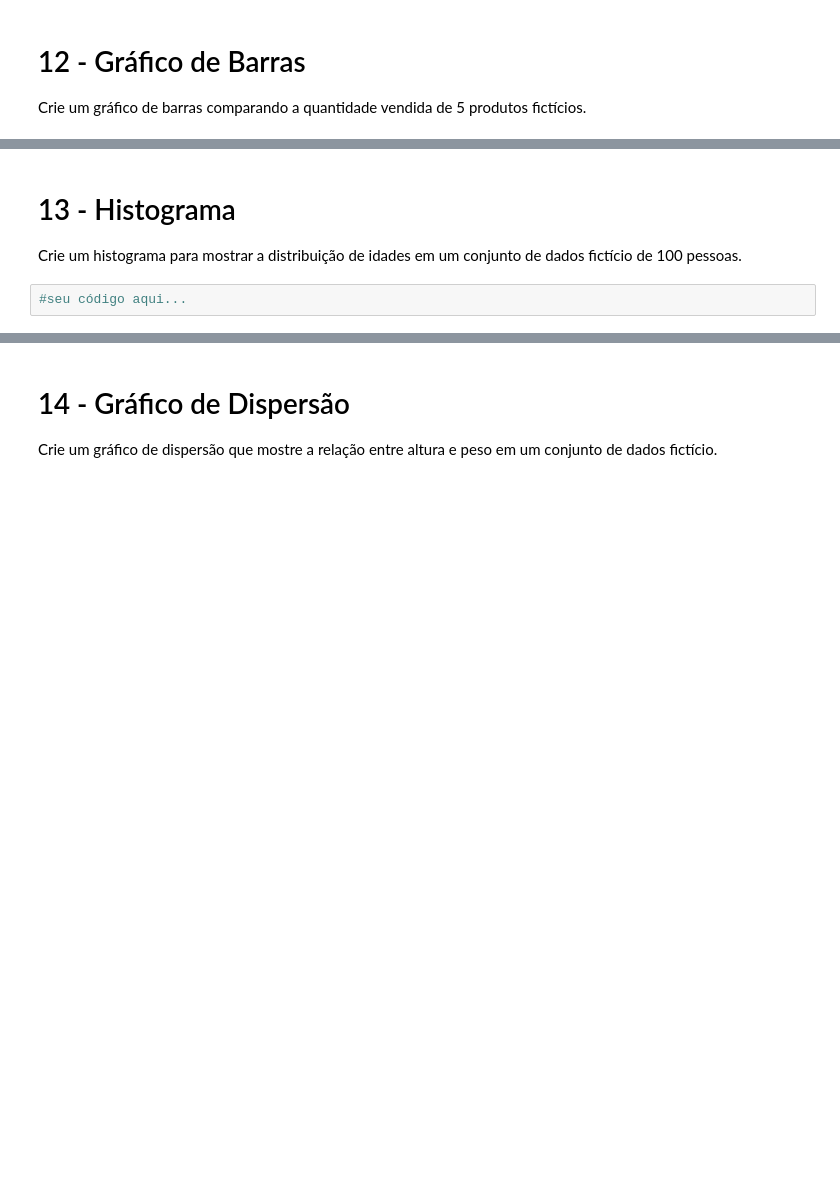
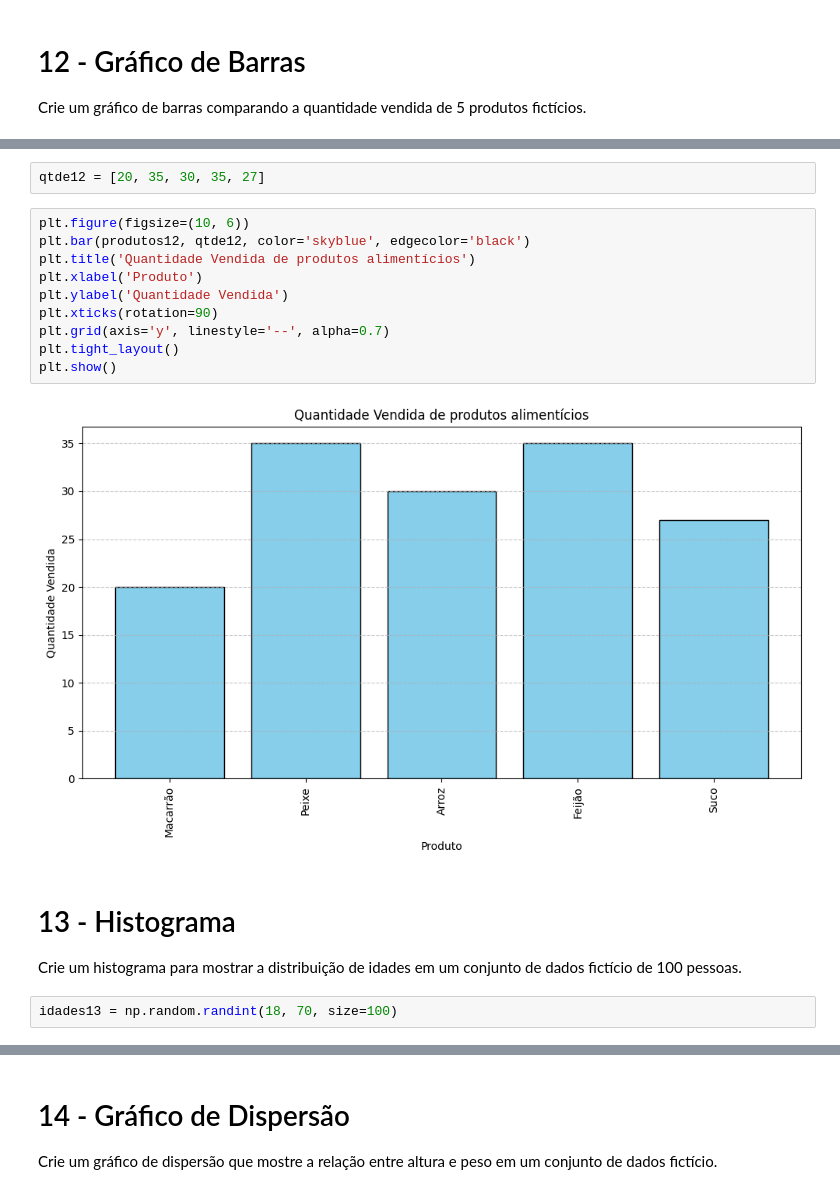
Before and after one commit to SaraSilvaa/Aula-Mineira-o-de-Dados, a Jupyter notebook: ALUNOS_Aula06_Exercicios.ipynb, the cells around one changed output, grey strips where cells are left out. Drawn from its saved outputs; the diff is of its cells as text; blank space fills up the shorter version.

```diff
--- a/ALUNOS_Aula06_Exercicios.ipynb
+++ b/ALUNOS_Aula06_Exercicios.ipynb
@@ -83,6 +249,20 @@ Crie um gráfico de barras comparando a quantidade vendida de 5 produtos fictíc
+# %%
+qtde12 = [20, 35, 30, 35, 27]
+# %%
+plt.figure(figsize=(10, 6))
+plt.bar(produtos12, qtde12, color='skyblue', edgecolor='black')
+plt.title('Quantidade Vendida de produtos alimentícios')
+plt.xlabel('Produto')
+plt.ylabel('Quantidade Vendida')
+plt.xticks(rotation=90)
+plt.grid(axis='y', linestyle='--', alpha=0.7)
+plt.tight_layout()
+plt.show()
+# %% [output]
+[figure, added]
 # %% [markdown]
 # 13 - Histograma
 
 Crie um histograma para mostrar a distribuição de idades em um conjunto de dados fictício de 100 pessoas.
-# %%
-#seu código aqui...
+# %%
+idades13 = np.random.randint(18, 70, size=100)
```
Also changed, not shown: parts of 81 cells of this notebook.
